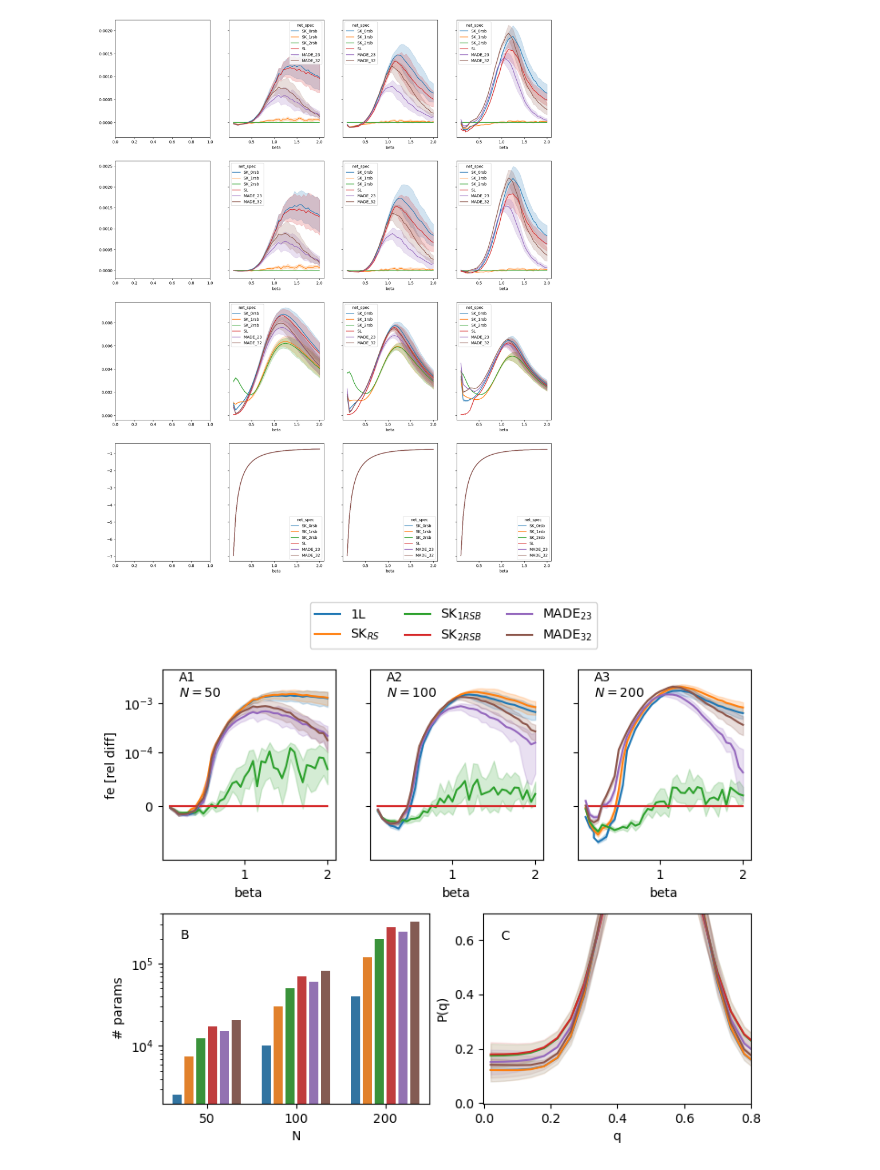
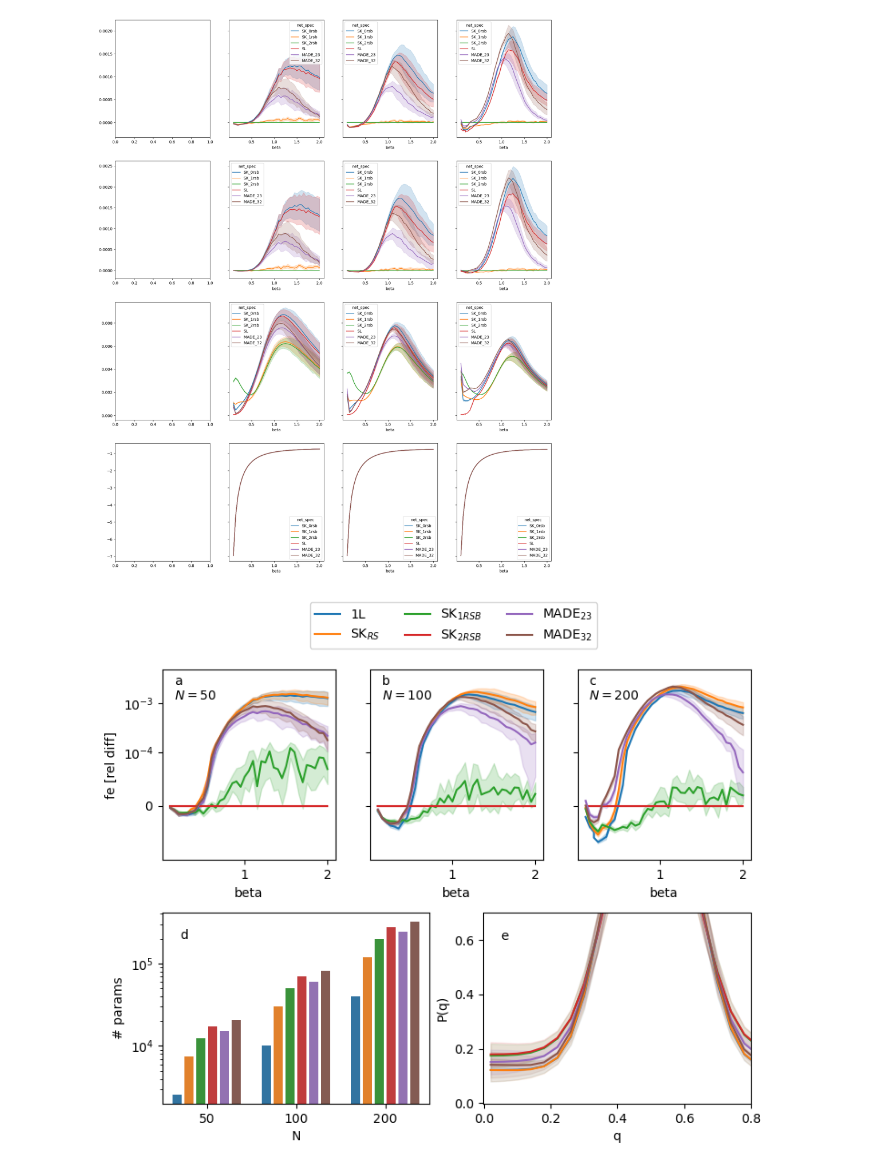
Before and after one commit to ocadni/h2arnn, a Jupyter notebook: results/SK/SK_plots.ipynb, the cells around one changed output. Saved outputs shown, nothing was run; the diff lists cells and outputs as text; code cells hidden in the pictures.

```diff
--- a/results/SK/SK_plots.ipynb
+++ b/results/SK/SK_plots.ipynb
@@ -293,38 +293,38 @@ for name in replacement.keys():
     y = (binned_q[name][:b_2].values + binned_q[name][b_2:].values)/2
     y_std = binned_q[name+"_std"].values/np.sqrt(10)
     y_std = np.sqrt(np.power(y_std[:b_2], 2) + np.power(y_std[b_2:], 2))
     color = next(colors)
     axs[1][1].plot(x, y, color=color, label=replacement[name])
     axs[1][1].fill_between(x, y - y_std/np.sqrt(10), y +
                            y_std/np.sqrt(10), color=color, alpha=0.1)
 axs[1][1].set_xlabel("q")
 axs[1][1].set_ylabel("P(q)")
 axs[1][1].set_xlim(-0.002, 0.8)
 axs[1][1].set_ylim(-0.002, 0.7)
 handles, labels = axs[0][0].get_legend_handles_labels()
 
 # Add a unified legend at the desired position
 lgd = fig.legend(handles, labels, loc='upper center',
                  ncol=3, bbox_to_anchor=(0.53, 1.12))
 
 # axs[0][0].get_legend().set_title("net")
-axs[0][0].text(0.2, 0.0014, "A1\n$N=50$")
-axs[0][1].text(0.2, 0.0014, "A2\n$N=100$")
-axs[0][2].text(0.2, 0.0014, "A3\n$N=200$")
+axs[0][0].text(0.15, 0.0012, "a\n$N=50$")
+axs[0][1].text(0.15, 0.0012, "b\n$N=100$")
+axs[0][2].text(0.14, 0.0012, "c\n$N=200$")
 # axs[0][0].text(1.2, 0.0023, r"$N=50$")
 # axs[0][1].text(1.2, 0.0023, r"$N=100$")
 # axs[0][2].text(1.2, 0.0023, r"$N=200$")
-axs[1][0].text(-0.3, 2e+5, "B")
-axs[1][1].text(0.05, 0.6, "C")
+axs[1][0].text(-0.3, 2e+5, "d")
+axs[1][1].text(0.05, 0.6, "e")
 
 
 # axs[0][0].legend(handlelength=1,)
 
 # sns.move_legend(axs[1][0],(2.4,0.9))
 plt.tight_layout()
-plt.savefig("../tex/comphys_rev/img/SK_res.pdf",
-            bbox_extra_artists=(lgd, ), bbox_inches='tight')
+# plt.savefig("../tex/comphys_rev_3/img/SK_res.pdf",
+#            bbox_extra_artists=(lgd, ), bbox_inches='tight')
 
 plt.show()
 # %% [output]
-[figure, old version]
+[figure, new version]
```
Also changed, not shown: 5 other files.
